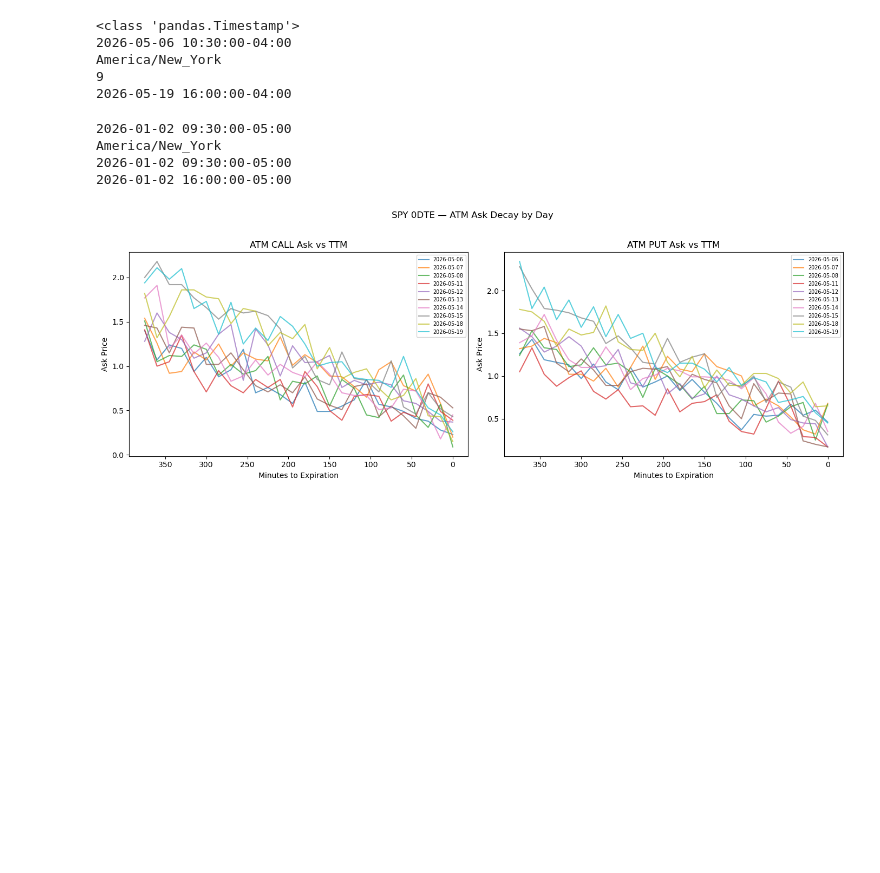
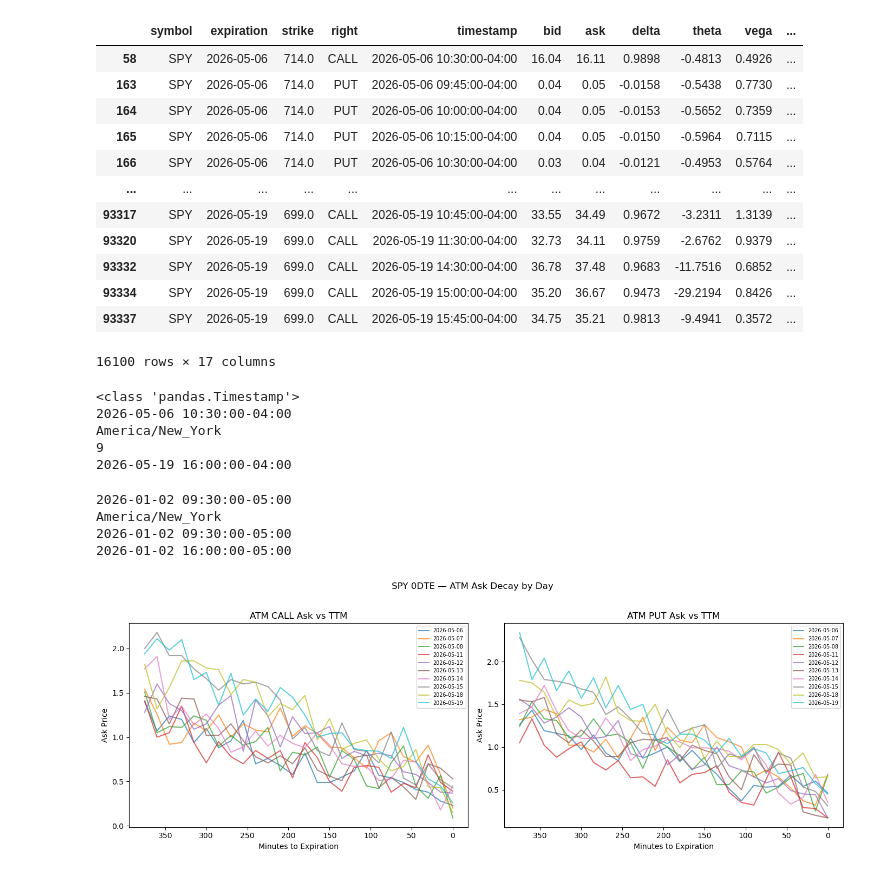
Before and after one commit to lezhou6/0dte-options-strategy, a Jupyter notebook: notebooks/02_process_raw_data.ipynb, the cells around one changed output. Saved outputs shown, nothing was run; the diff lists cells and outputs as text; code cells hidden in the pictures; blank space fills up the shorter version.

```diff
--- a/notebooks/02_process_raw_data.ipynb
+++ b/notebooks/02_process_raw_data.ipynb
@@ -18,6 +18,22 @@ df = raw_df[
     & (raw_df['bid'] > 0)
 ].copy()
 # after cleaning data, length 93366 -> 16100
+# %%
+df
+# %% [output]
+|  | symbol | expiration | strike | right | timestamp | bid | ask | delta | theta | vega | ... |
+| 58 | SPY | 2026-05-06 | 714.0 | CALL | 2026-05-06 10:30:00-04:00 | 16.04 | 16.11 | 0.9898 | -0.4813 | 0.4926 | ... |
+| 163 | SPY | 2026-05-06 | 714.0 | PUT | 2026-05-06 09:45:00-04:00 | 0.04 | 0.05 | -0.0158 | -0.5438 | 0.7730 | ... |
+| 164 | SPY | 2026-05-06 | 714.0 | PUT | 2026-05-06 10:00:00-04:00 | 0.04 | 0.05 | -0.0153 | -0.5652 | 0.7359 | ... |
+| 165 | SPY | 2026-05-06 | 714.0 | PUT | 2026-05-06 10:15:00-04:00 | 0.04 | 0.05 | -0.0150 | -0.5964 | 0.7115 | ... |
+| 166 | SPY | 2026-05-06 | 714.0 | PUT | 2026-05-06 10:30:00-04:00 | 0.03 | 0.04 | -0.0121 | -0.4953 | 0.5764 | ... |
+| ... | ... | ... | ... | ... | ... | ... | ... | ... | ... | ... | ... |
+| 93317 | SPY | 2026-05-19 | 699.0 | CALL | 2026-05-19 10:45:00-04:00 | 33.55 | 34.49 | 0.9672 | -3.2311 | 1.3139 | ... |
+| 93320 | SPY | 2026-05-19 | 699.0 | CALL | 2026-05-19 11:30:00-04:00 | 32.73 | 34.11 | 0.9759 | -2.6762 | 0.9379 | ... |
+| 93332 | SPY | 2026-05-19 | 699.0 | CALL | 2026-05-19 14:30:00-04:00 | 36.78 | 37.48 | 0.9683 | -11.7516 | 0.6852 | ... |
+| 93334 | SPY | 2026-05-19 | 699.0 | CALL | 2026-05-19 15:00:00-04:00 | 35.20 | 36.67 | 0.9473 | -29.2194 | 0.8426 | ... |
+| 93337 | SPY | 2026-05-19 | 699.0 | CALL | 2026-05-19 15:45:00-04:00 | 34.75 | 35.21 | 0.9813 | -9.4941 | 0.3572 | ... |
+16100 rows × 17 columns
 # %%
 # Check the timezone info on the timestamp column
 ts = df['timestamp'].iloc[0]
```
Also changed, not shown: parts of 5 cells of this notebook, 2 other files.
